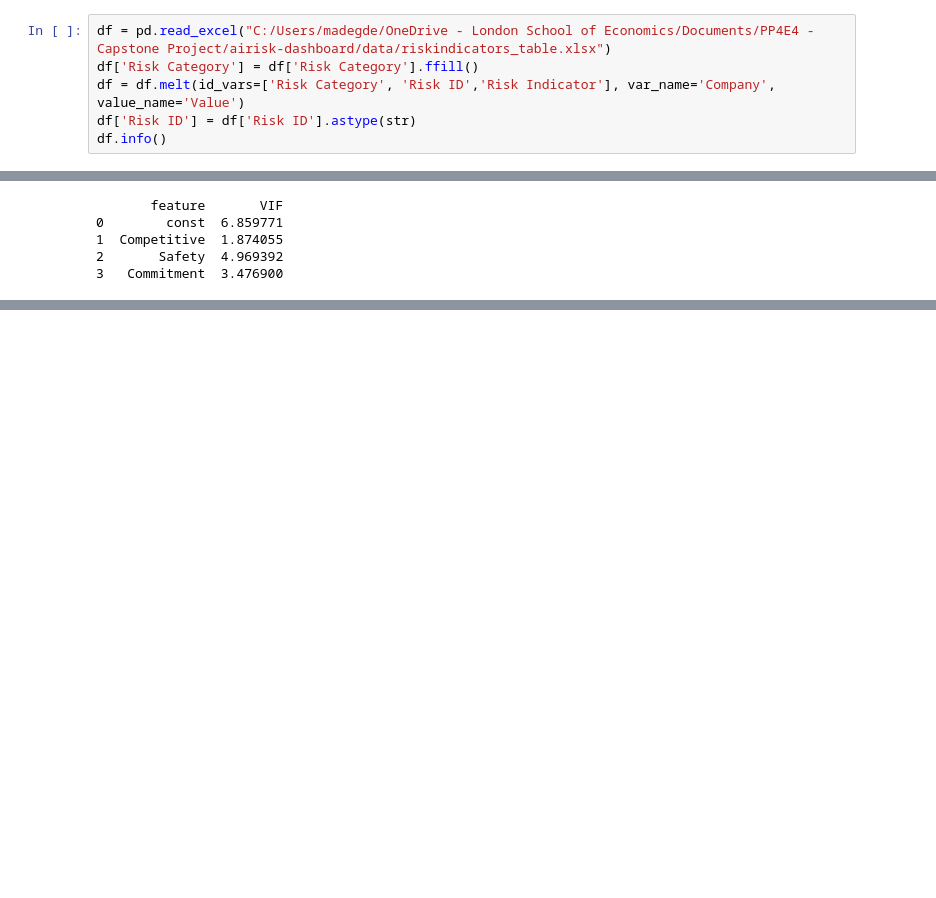
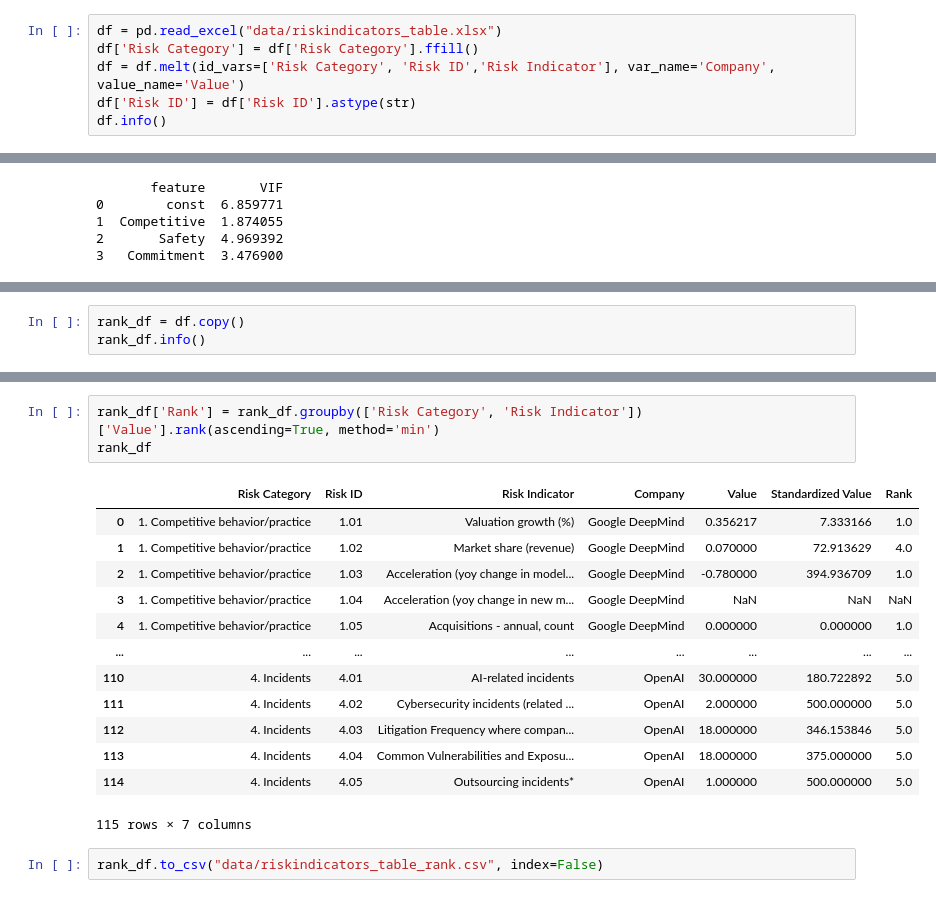
Before and after one commit to madegde/airisk-dashboard, a Jupyter notebook: AI Risk Index Charts.ipynb, the cells around one changed output, grey strips where cells are left out. Saved outputs shown, nothing was run; the diff lists cells and outputs as text; blank space fills up the shorter version.

```diff
--- a/AI Risk Index Charts.ipynb
+++ b/AI Risk Index Charts.ipynb
@@ -4,5 +9,5 @@ import numpy as np
 # %%
-df = pd.read_excel("C:/Users/madegde/OneDrive - London School of Economics/Documents/PP4E4 - Capstone Project/airisk-dashboard/data/riskindicators_table.xlsx")
+df = pd.read_excel("data/riskindicators_table.xlsx")
 df['Risk Category'] = df['Risk Category'].ffill()
 df = df.melt(id_vars=['Risk Category', 'Risk ID','Risk Indicator'], var_name='Company', value_name='Value')
 df['Risk ID'] = df['Risk ID'].astype(str)
@@ -347,0 +351,3 @@ print(vif_data)
+# %%
+rank_df = df.copy()
+rank_df.info()
@@ -347,0 +368,19 @@ print(vif_data)
+# %%
+rank_df['Rank'] = rank_df.groupby(['Risk Category', 'Risk Indicator'])['Value'].rank(ascending=True, method='min')
+rank_df
+# %% [output]
+|  | Risk Category | Risk ID | Risk Indicator | Company | Value | Standardized Value | Rank |
+| 0 | 1. Competitive behavior/practice | 1.01 | Valuation growth (%) | Google DeepMind | 0.356217 | 7.333166 | 1.0 |
+| 1 | 1. Competitive behavior/practice | 1.02 | Market share (revenue) | Google DeepMind | 0.070000 | 72.913629 | 4.0 |
+| 2 | 1. Competitive behavior/practice | 1.03 | Acceleration (yoy change in model... | Google DeepMind | -0.780000 | 394.936709 | 1.0 |
+| 3 | 1. Competitive behavior/practice | 1.04 | Acceleration (yoy change in new m... | Google DeepMind | NaN | NaN | NaN |
+| 4 | 1. Competitive behavior/practice | 1.05 | Acquisitions - annual, count | Google DeepMind | 0.000000 | 0.000000 | 1.0 |
+| ... | ... | ... | ... | ... | ... | ... | ... |
+| 110 | 4. Incidents | 4.01 | AI-related incidents | OpenAI | 30.000000 | 180.722892 | 5.0 |
+| 111 | 4. Incidents | 4.02 | Cybersecurity incidents (related ... | OpenAI | 2.000000 | 500.000000 | 5.0 |
+| 112 | 4. Incidents | 4.03 | Litigation Frequency where compan... | OpenAI | 18.000000 | 346.153846 | 5.0 |
+| 113 | 4. Incidents | 4.04 | Common Vulnerabilities and Exposu... | OpenAI | 18.000000 | 375.000000 | 5.0 |
+| 114 | 4. Incidents | 4.05 | Outsourcing incidents* | OpenAI | 1.000000 | 500.000000 | 5.0 |
+115 rows × 7 columns
+# %%
+rank_df.to_csv("data/riskindicators_table_rank.csv", index=False)
```
Also changed, not shown: parts of 22 cells of this notebook, 7 other files.
